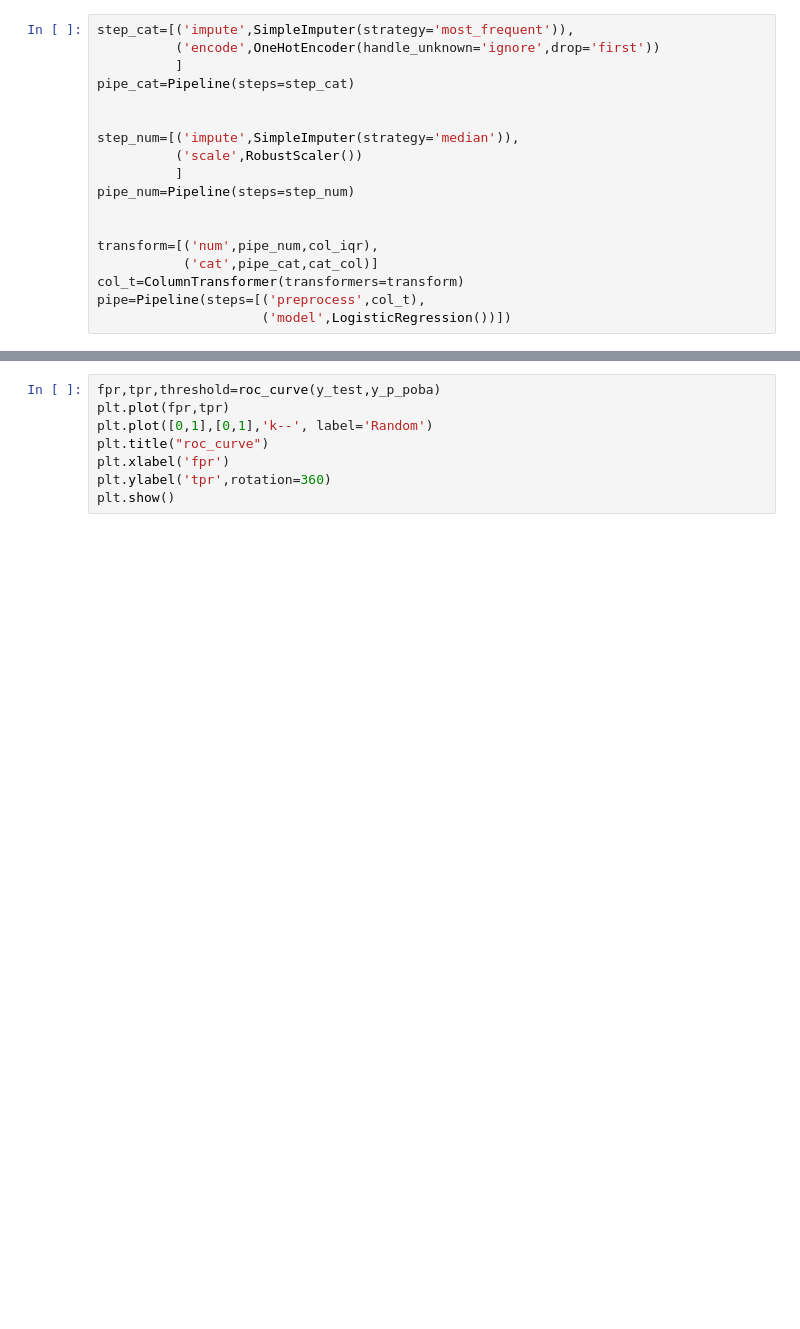
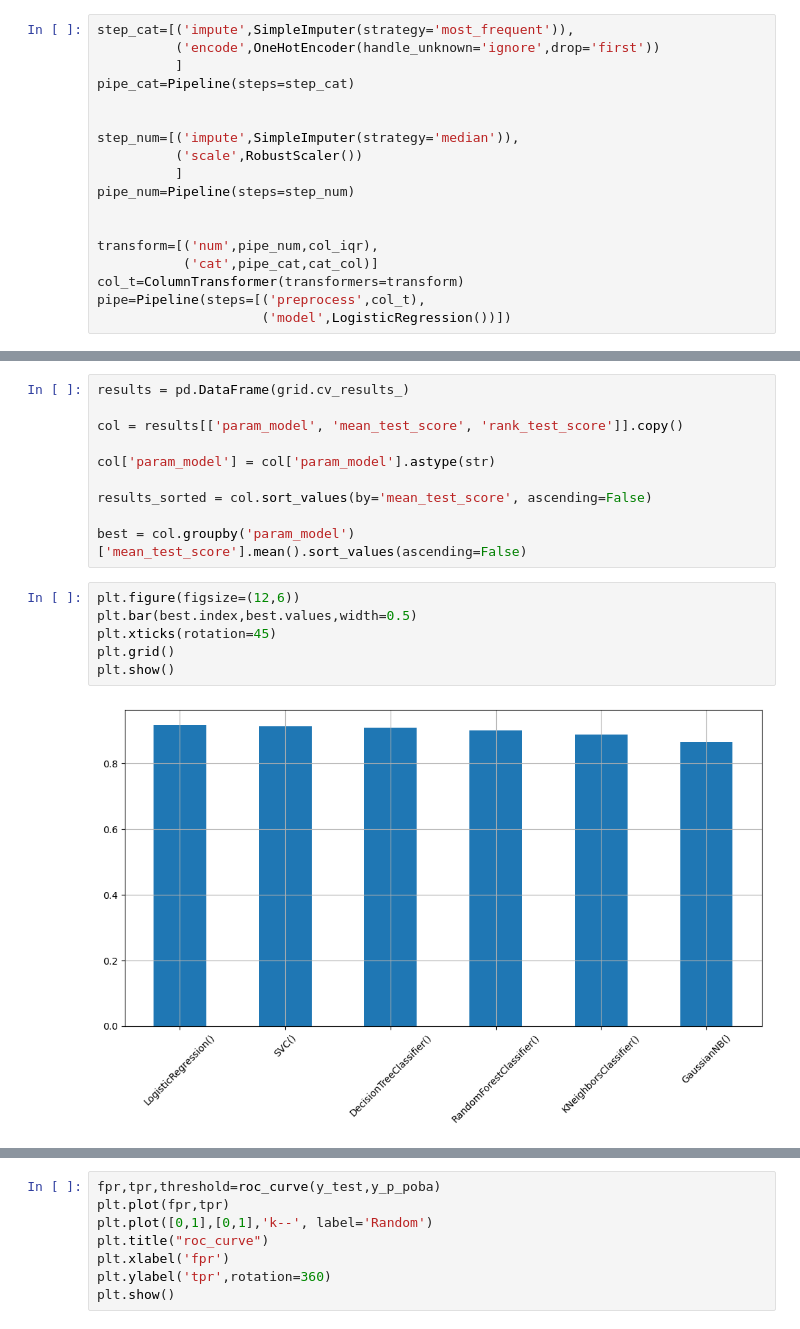
Before and after one commit to ironomar0101-glitch/Predicting-student-performance, a Jupyter notebook: predicting student performance.ipynb, the cells around one changed output, grey strips where cells are left out. Cells and saved outputs as stored; diff of their text form; blank space fills up the shorter version.

```diff
--- a/predicting student performance.ipynb
+++ b/predicting student performance.ipynb
@@ -273,3 +271,21 @@ np.float64(0.9466188527898783)
+# %%
+results = pd.DataFrame(grid.cv_results_)
+
+col = results[['param_model', 'mean_test_score', 'rank_test_score']].copy()
+
+col['param_model'] = col['param_model'].astype(str)
+
+results_sorted = col.sort_values(by='mean_test_score', ascending=False)
+
+best = col.groupby('param_model')['mean_test_score'].mean().sort_values(ascending=False)
+# %%
+plt.figure(figsize=(12,6))
+plt.bar(best.index,best.values,width=0.5)
+plt.xticks(rotation=45)
+plt.grid()
+plt.show()
+# %% [output]
+[figure, added]
 # %%
 grid.best_estimator_
 # %% [output]
```
Also changed, not shown: parts of 9 cells of this notebook, 1 other file.
